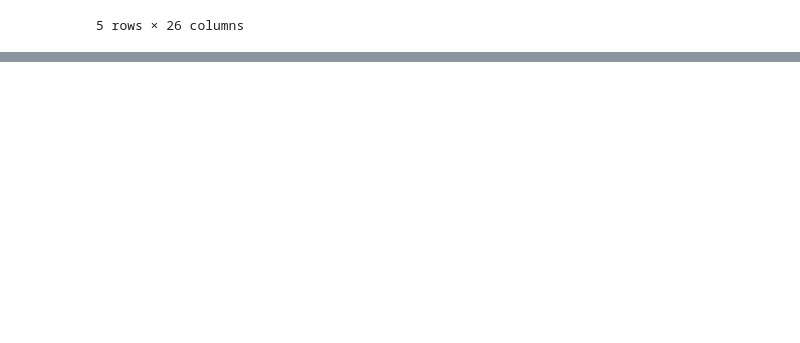
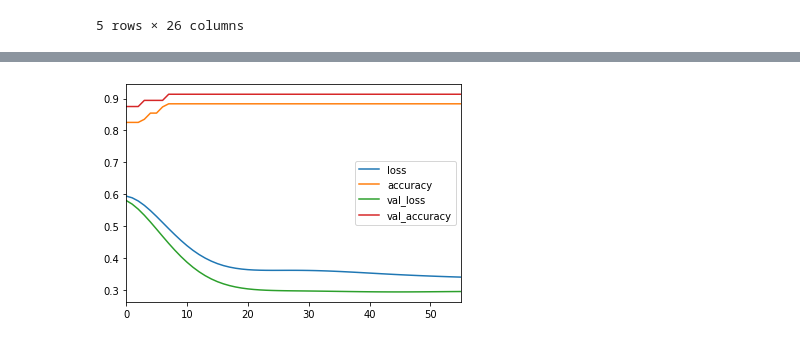
Before and after one commit to SciFI101/ML-Cancer-SCC-2020-21, a Jupyter notebook: Cancer.ipynb, the cells around one changed output, grey strips where cells are left out. Drawn from its saved outputs; the diff is of its cells as text; code cells hidden in the pictures; blank space fills up the shorter version.

```diff
--- a/Cancer.ipynb
+++ b/Cancer.ipynb
@@ -55,0 +153,19 @@ len(df.columns)
+# %%
+X = df.drop('MLL_encoded', axis = 1).values
+y = df['MLL_encoded'].values
+
+X_train, X_test, y_train, y_test = train_test_split(X,y,test_size=0.5)
+
+scaler = MinMaxScaler()
+
+X_train = scaler.fit_transform(X_train)
+X_test = scaler.transform(X_test)
+
+model2 = Sequential()
+model2.add(Dense(50, activation='relu'))
+model2.add(Dense(1, activation='sigmoid'))
+
+model2.compile(optimizer=opt,loss='binary_crossentropy',metrics=['accuracy'])
+early_stop = EarlyStopping(monitor='val_loss', mode='min', verbose=1,patience=10)
+
+model2.fit(x=X_train, y=y_train, validation_data=(X_test,y_test), batch_size=128, epochs = 1000, callbacks=[early_stop])
@@ -55,0 +191,5 @@ len(df.columns)
+# %%
+loss = pd.DataFrame(model2.history.history)
+loss.plot();
+# %% [output]
+[figure, added]
```
Also changed, not shown: parts of 22 cells of this notebook.
